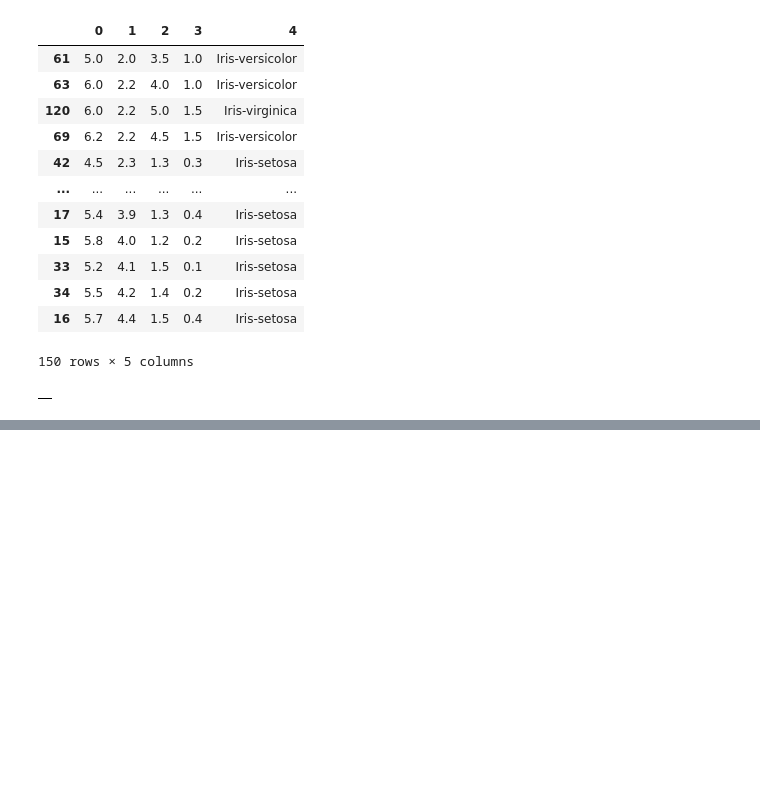
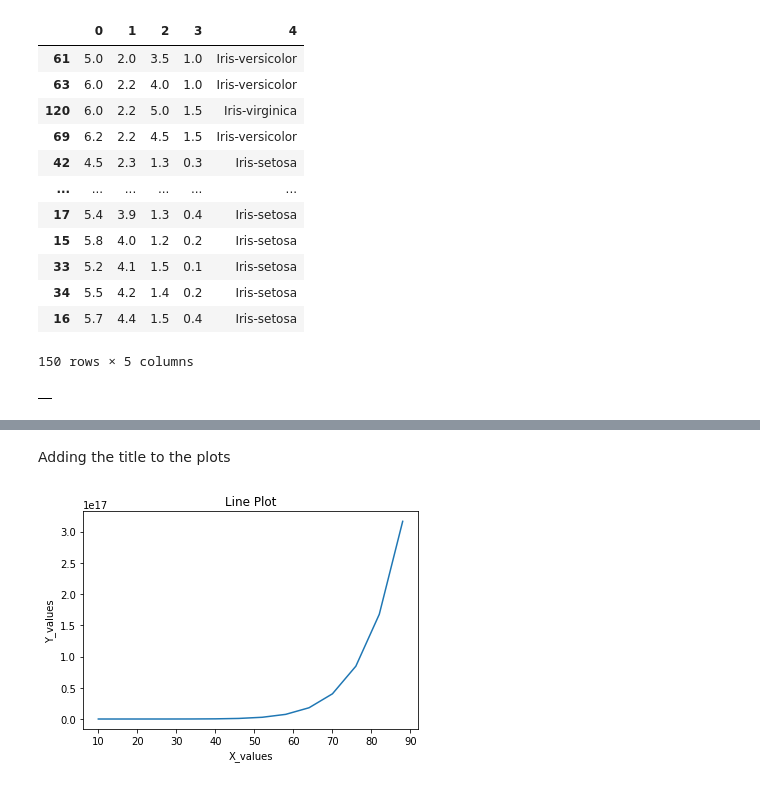
Before and after one commit to DasariRishikesh/Python_with_MachineLearning, a Jupyter notebook: Python_with_machine_learning.ipynb, the cells around one changed output, grey strips where cells are left out. Saved outputs shown, nothing was run; the diff lists cells and outputs as text; code cells hidden in the pictures; blank space fills up the shorter version.

```diff
--- a/Python_with_machine_learning.ipynb
+++ b/Python_with_machine_learning.ipynb
@@ -671,0 +745,11 @@ q.sort_values(by = 1) # Get the order of the column according to the incresing o
+# %% [markdown]
+Adding the title to the plots
+# %%
+# Adding the title to the above plot
+plt.plot(x,y)
+plt.title("Line Plot")
+plt.xlabel("X_values")
+plt.ylabel("Y_values")
+plt.show()
+# %% [output]
+[figure, added]
```
Also changed, not shown: parts of 25 cells of this notebook.
